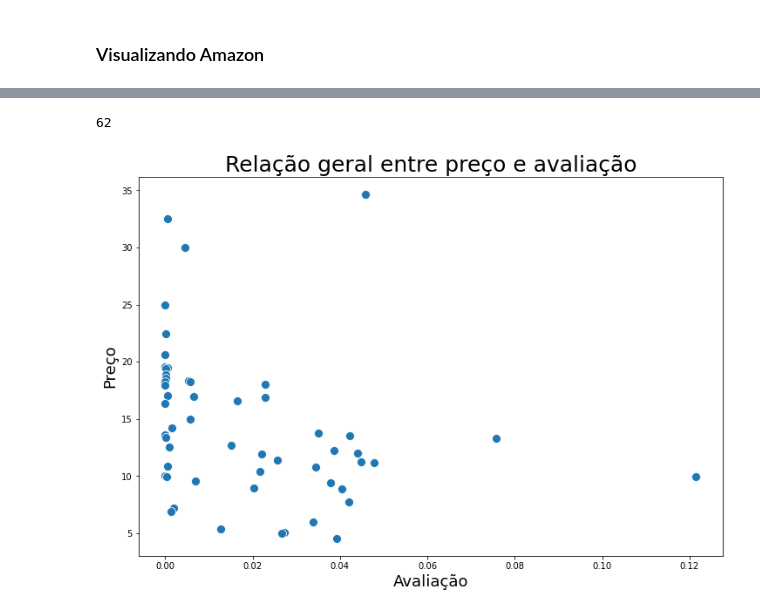
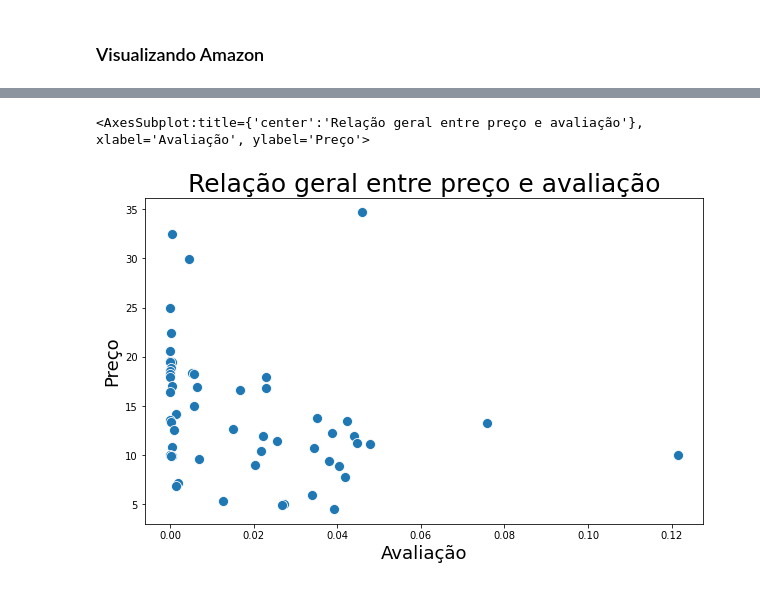
Before and after one commit to lalianza/portfolio, a Jupyter notebook: estudo-best-sellers.ipynb, the cells around one changed output, grey strips where cells are left out. Saved outputs shown, nothing was run; the diff lists cells and outputs as text; code cells hidden in the pictures.

```diff
--- a/estudo-best-sellers.ipynb
+++ b/estudo-best-sellers.ipynb
@@ -243,11 +243,11 @@ ax
 # %%
 amazon = amazon.sort_values(by='Price', ascending=False)
-plt.figure(figsize=(12,8))
-ax = sns.scatterplot(data=amazon, x='W_Rating', y='Price',s=100)
-ax.set_title('Relação geral entre preço e avaliação', fontsize=25)
-ax.set_xlabel('Avaliação', fontsize=18)
-ax.set_ylabel('Preço', fontsize=18)
-a
+plt.figure(figsize=(10,6))
+g3 = sns.scatterplot(data=amazon, x='W_Rating', y='Price',s=100)
+g3.set_title('Relação geral entre preço e avaliação', fontsize=25)
+g3.set_xlabel('Avaliação', fontsize=18)
+g3.set_ylabel('Preço', fontsize=18)
+g3
 # %% [output]
-62
+<AxesSubplot:title={'center':'Relação geral entre preço e avaliação'}, xlabel='Avaliação', ylabel='Preço'>
-[figure, old version]
+[figure, new version]
```
Also changed, not shown: parts of 7 cells of this notebook.
